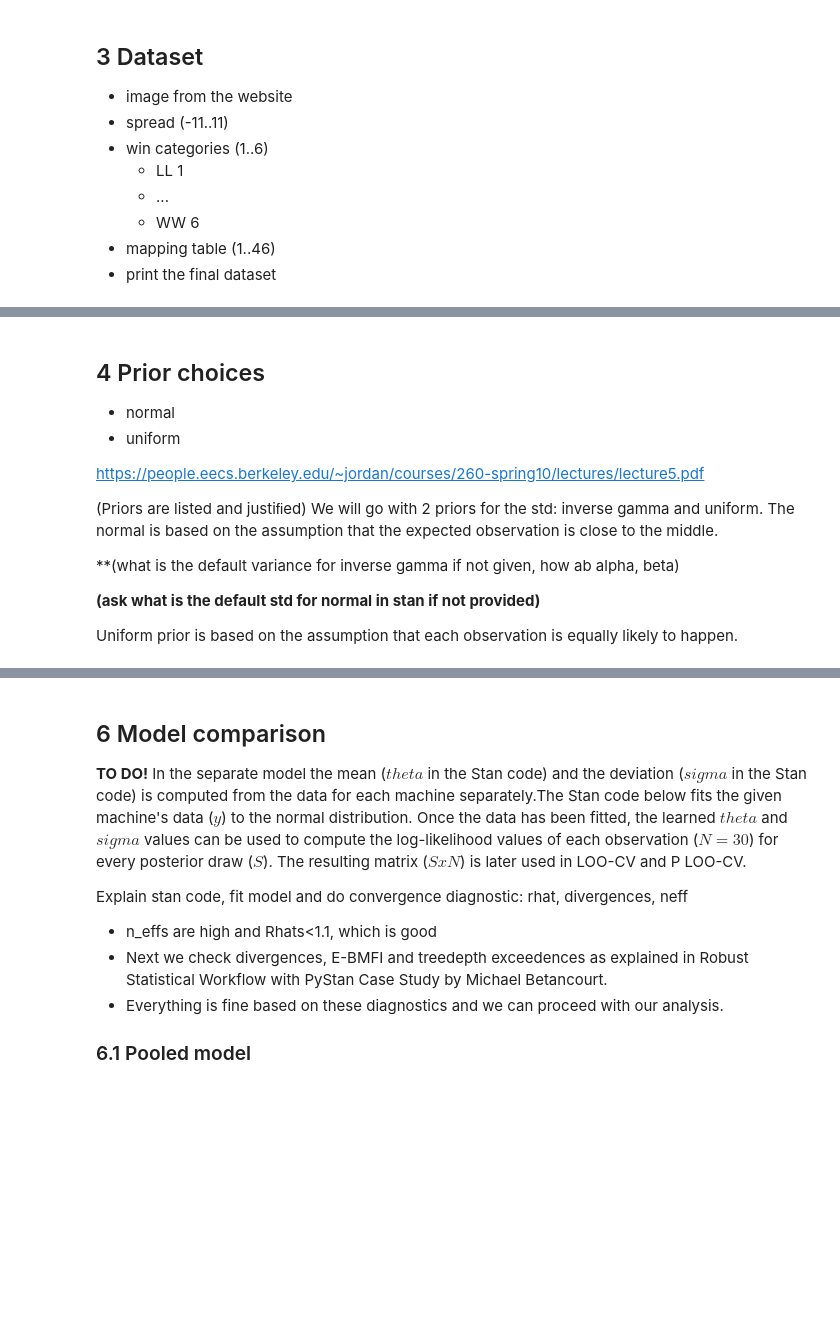
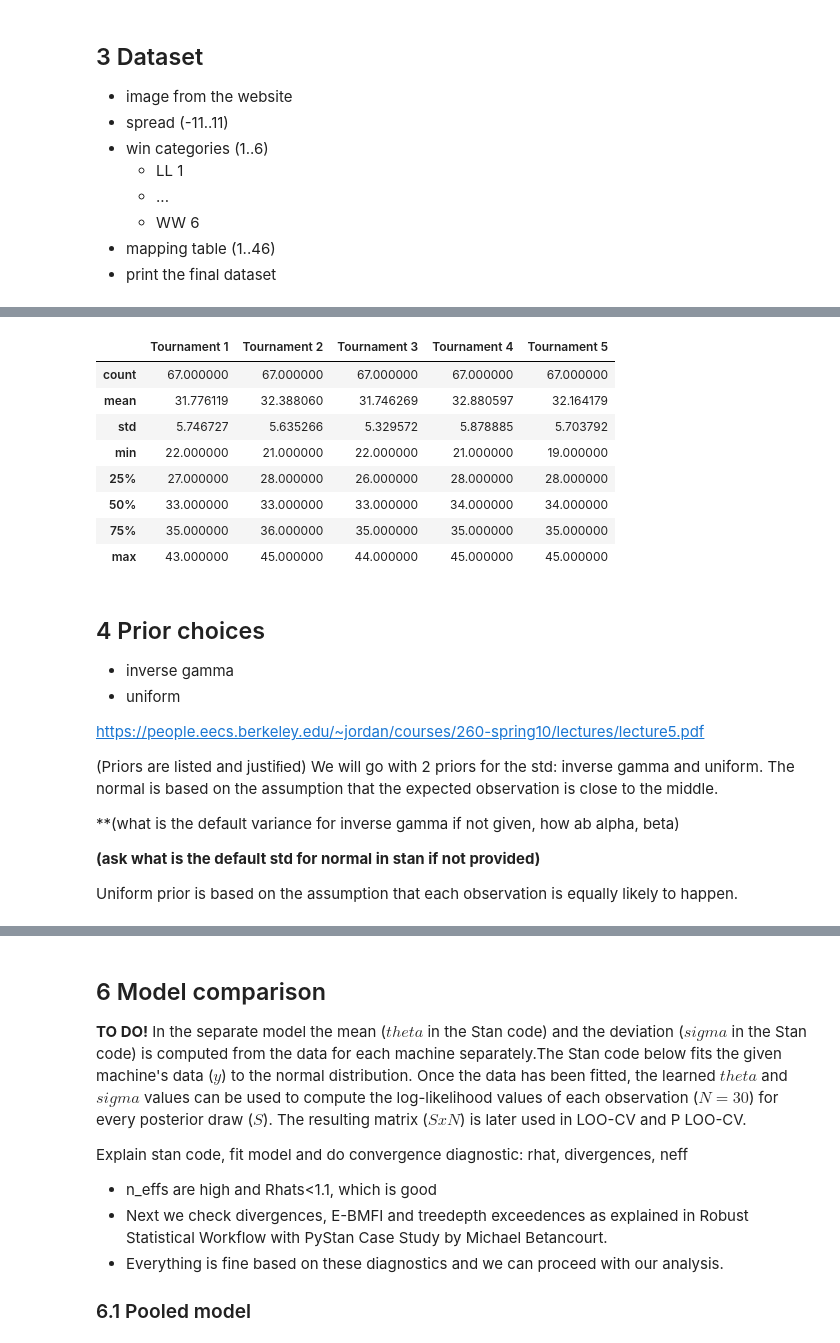
Before and after one commit to fuksi/bda_project_2018, a Jupyter notebook: notebook/BWF Badminton.ipynb, the cells around one changed output, grey strips where cells are left out. Drawn from its saved outputs; the diff is of its cells as text; code cells hidden in the pictures; blank space fills up the shorter version.

```diff
--- a/notebook/BWF Badminton.ipynb
+++ b/notebook/BWF Badminton.ipynb
@@ -65,12 +66,16 @@ for idx, filename in enumerate(filenames):
         data.append(col)
 
 np_data = np.array(data)
-#+ other stuff
 
-# preview some first rows
-#data.head()
+def show_first_rows_of_data():
+    df = pd.DataFrame(np_data.T)
+    df.columns=['Tournament '+str(i+1) for i in range(np_data.shape[0])]
+    df = df.rename({i: 'Match '+str(i+1) for i in range(np_data.shape[1])}, axis='index')
+    return df.head()
 
-# some summary
-#data.describe()
+def show_summary_of_data():
+    df = pd.DataFrame(np_data.T)
+    df.columns=['Tournament '+str(i+1) for i in range(np_data.shape[0])]
+    return df.describe()
 
 #print number of observations (matches) and number of predictors (tournaments)
@@ -84,7 +91,19 @@ np_data = np.array(data)
+# %%
+show_summary_of_data()
+# %% [output]
+|  | Tournament 1 | Tournament 2 | Tournament 3 | Tournament 4 | Tournament 5 |
+| count | 67.000000 | 67.000000 | 67.000000 | 67.000000 | 67.000000 |
+| mean | 31.776119 | 32.388060 | 31.746269 | 32.880597 | 32.164179 |
+| std | 5.746727 | 5.635266 | 5.329572 | 5.878885 | 5.703792 |
+| min | 22.000000 | 21.000000 | 22.000000 | 21.000000 | 19.000000 |
+| 25% | 27.000000 | 28.000000 | 26.000000 | 28.000000 | 28.000000 |
+| 50% | 33.000000 | 33.000000 | 33.000000 | 34.000000 | 34.000000 |
+| 75% | 35.000000 | 36.000000 | 35.000000 | 35.000000 | 35.000000 |
+| max | 43.000000 | 45.000000 | 44.000000 | 45.000000 | 45.000000 |
 # %% [markdown]
 
 ## 4 Prior choices
-* normal
+* inverse gamma
 * uniform
 
 https://people.eecs.berkeley.edu/~jordan/courses/260-spring10/lectures/lecture5.pdf
```
Also changed, not shown: parts of 29 cells of this notebook.
